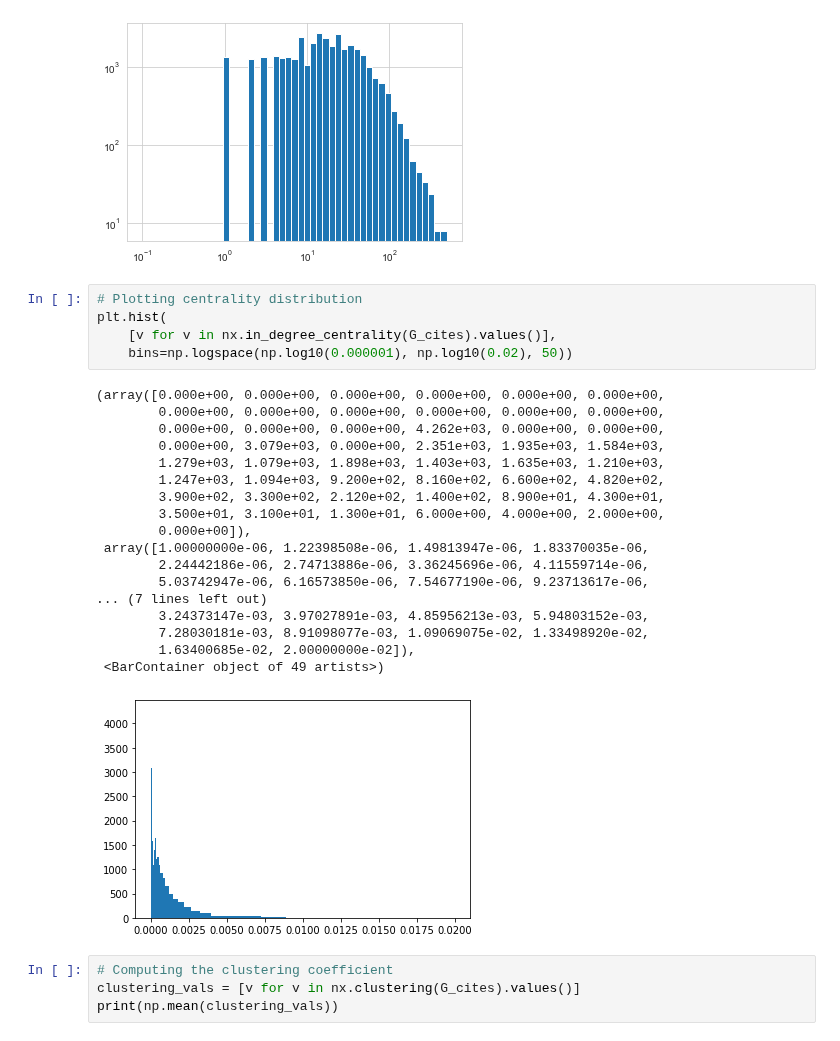
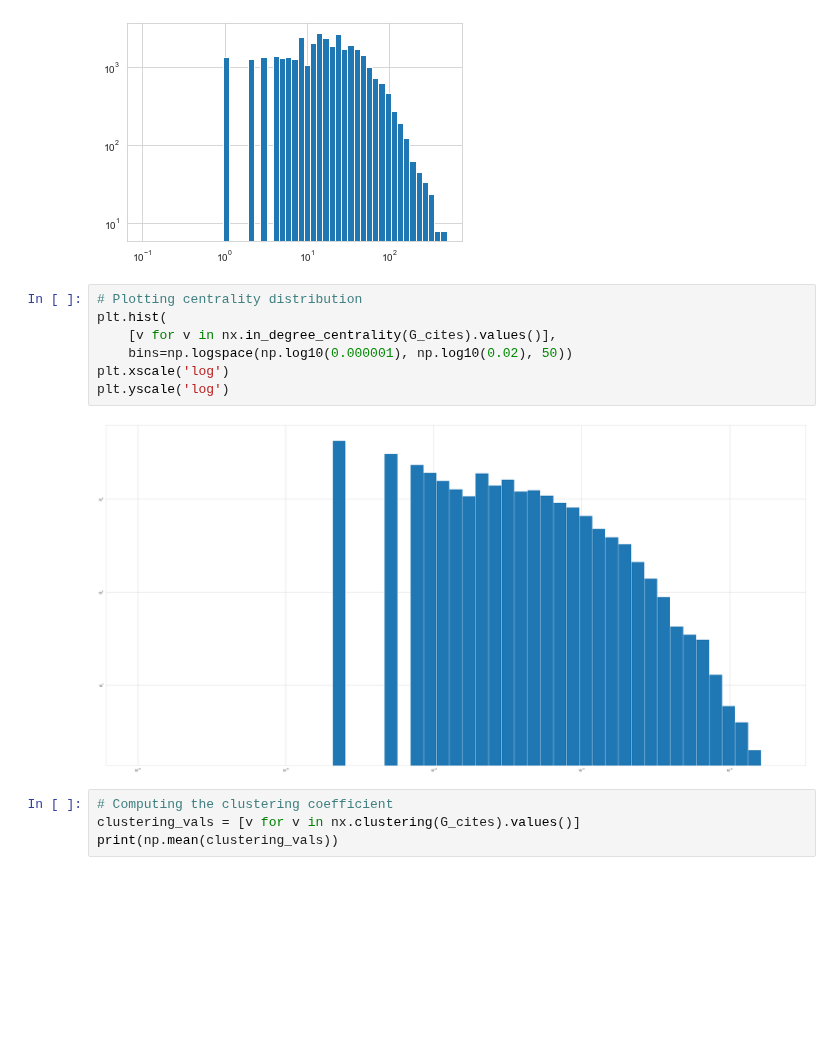
Before and after one commit to asmithh/network-science-data-book, a Jupyter notebook: class_21_sampling.ipynb, the cells around one changed output. Drawn from its saved outputs; the diff is of its cells as text; blank space fills up the shorter version.

```diff
--- a/class_21_sampling.ipynb
+++ b/class_21_sampling.ipynb
@@ -85,27 +85,12 @@ plt.yscale('log')
 # %%
 # Plotting centrality distribution
 plt.hist(
     [v for v in nx.in_degree_centrality(G_cites).values()],
     bins=np.logspace(np.log10(0.000001), np.log10(0.02), 50))
+plt.xscale('log')
+plt.yscale('log')
 # %% [output]
-(array([0.000e+00, 0.000e+00, 0.000e+00, 0.000e+00, 0.000e+00, 0.000e+00,
-        0.000e+00, 0.000e+00, 0.000e+00, 0.000e+00, 0.000e+00, 0.000e+00,
-        0.000e+00, 0.000e+00, 0.000e+00, 4.262e+03, 0.000e+00, 0.000e+00,
-        0.000e+00, 3.079e+03, 0.000e+00, 2.351e+03, 1.935e+03, 1.584e+03,
-        1.279e+03, 1.079e+03, 1.898e+03, 1.403e+03, 1.635e+03, 1.210e+03,
-        1.247e+03, 1.094e+03, 9.200e+02, 8.160e+02, 6.600e+02, 4.820e+02,
-        3.900e+02, 3.300e+02, 2.120e+02, 1.400e+02, 8.900e+01, 4.300e+01,
-        3.500e+01, 3.100e+01, 1.300e+01, 6.000e+00, 4.000e+00, 2.000e+00,
-        0.000e+00]),
- array([1.00000000e-06, 1.22398508e-06, 1.49813947e-06, 1.83370035e-06,
-        2.24442186e-06, 2.74713886e-06, 3.36245696e-06, 4.11559714e-06,
-        5.03742947e-06, 6.16573850e-06, 7.54677190e-06, 9.23713617e-06,
-... (7 lines left out)
-        3.24373147e-03, 3.97027891e-03, 4.85956213e-03, 5.94803152e-03,
-        7.28030181e-03, 8.91098077e-03, 1.09069075e-02, 1.33498920e-02,
-        1.63400685e-02, 2.00000000e-02]),
- <BarContainer object of 49 artists>)
-[figure, old version]
+[figure, new version]
 # %%
 # Computing the clustering coefficient
 clustering_vals = [v for v in nx.clustering(G_cites).values()]
```
Also changed, not shown: parts of 5 cells of this notebook, 1 other file.
